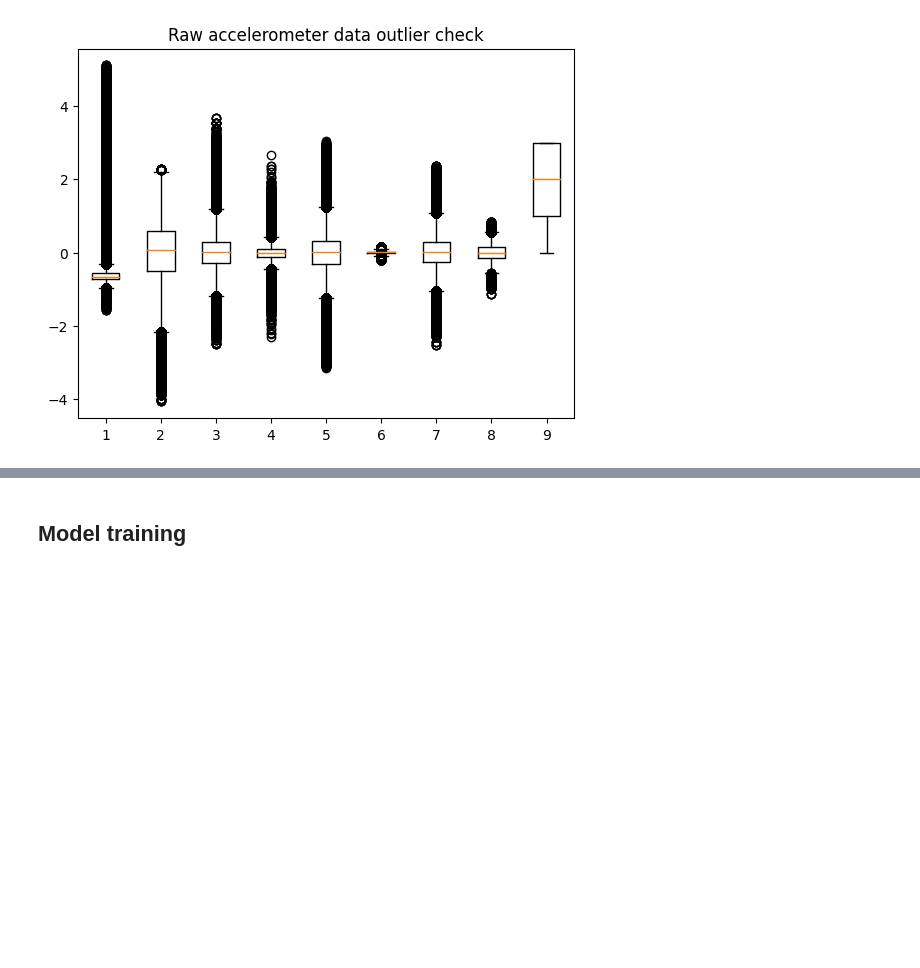
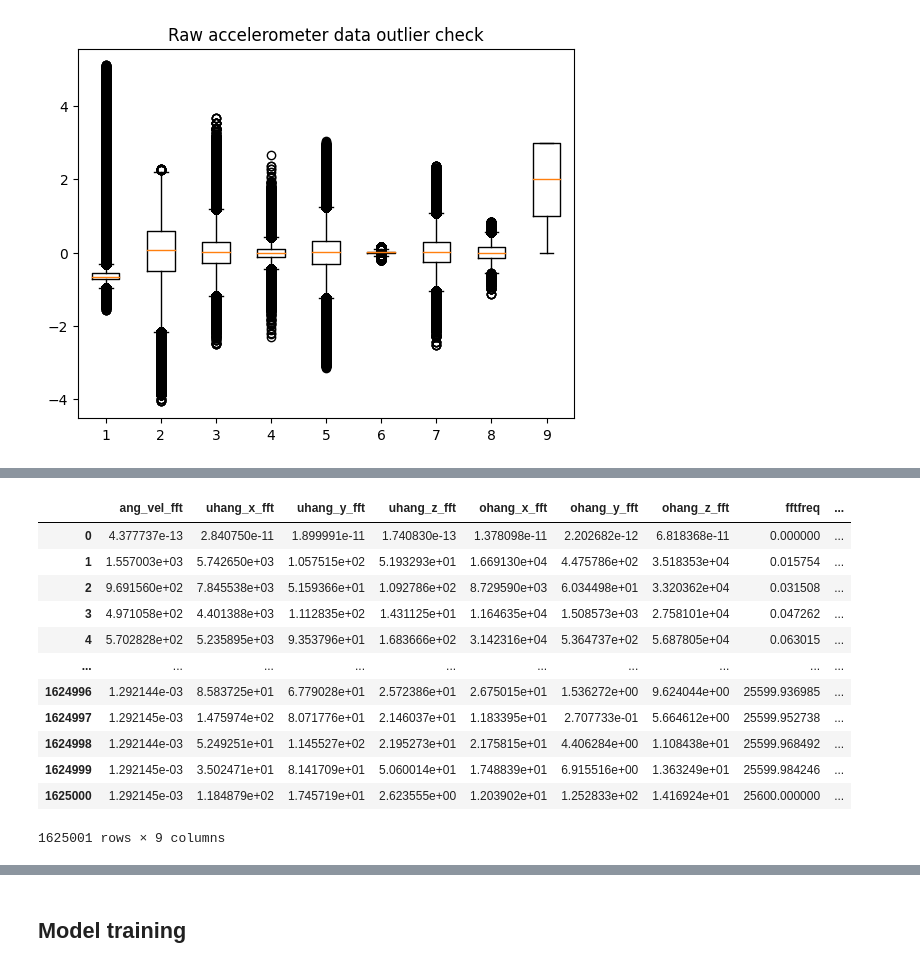
Before and after one commit to gmrparcerao/mafaulda-tinyml-training, a Jupyter notebook: main.ipynb, the cells around one changed output, grey strips where cells are left out. Saved outputs shown, nothing was run; the diff lists cells and outputs as text; code cells hidden in the pictures; blank space fills up the shorter version.

```diff
--- a/main.ipynb
+++ b/main.ipynb
@@ -403 +357,51 @@ df_fft_normal
+# %%
+freq = df_normal.iloc[:, 0].values
+rad_per_sec = freq * (2 * (np.pi / 60))
+ang_vel = cumtrapz(y=rad_per_sec, dx=1 / SAMPLE_RATE, initial=0)
+ang_vel_fft = rfft(ang_vel - np.mean(ang_vel))
+
+uhang_x = df_normal.iloc[:, 1].values
+uhang_y = df_normal.iloc[:, 2].values
+uhang_z = df_normal.iloc[:, 3].values
+uhang_x_fft = rfft(uhang_x - np.mean(uhang_x))
+uhang_y_fft = rfft(uhang_y - np.mean(uhang_y))
+uhang_z_fft = rfft(uhang_z - np.mean(uhang_z))
+
+ohang_x = df_normal.iloc[:, 4].values
+ohang_y = df_normal.iloc[:, 5].values
+ohang_z = df_normal.iloc[:, 6].values
+ohang_x_fft = rfft(ohang_x - np.mean(ohang_x))
+ohang_y_fft = rfft(ohang_y - np.mean(ohang_y))
+ohang_z_fft = rfft(ohang_z - np.mean(ohang_z))
+
+n_samples = df_normal.shape[0]
+df_fft_normal = pd.DataFrame()
+
+df_fft_normal['ang_vel_fft'] = np.abs(ang_vel_fft[:n_samples])
+
+df_fft_normal['uhang_x_fft'] = np.abs(uhang_x_fft[:n_samples])
+df_fft_normal['uhang_y_fft'] = np.abs(uhang_y_fft[:n_samples])
+df_fft_normal['uhang_z_fft'] = np.abs(uhang_z_fft[:n_samples])
+
+df_fft_normal['ohang_x_fft'] = np.abs(ohang_x_fft[:n_samples])
+df_fft_normal['ohang_y_fft'] = np.abs(ohang_y_fft[:n_samples])
+df_fft_normal['ohang_z_fft'] = np.abs(ohang_z_fft[:n_samples])
+
+df_fft_normal['fftfreq'] = rfftfreq(n_samples, 1 / SAMPLE_RATE)
+df_fft_normal['class'] = 0
+df_fft_normal
+# %% [output]
+|  | ang_vel_fft | uhang_x_fft | uhang_y_fft | uhang_z_fft | ohang_x_fft | ohang_y_fft | ohang_z_fft | fftfreq | ... |
+| 0 | 4.377737e-13 | 2.840750e-11 | 1.899991e-11 | 1.740830e-13 | 1.378098e-11 | 2.202682e-12 | 6.818368e-11 | 0.000000 | ... |
+| 1 | 1.557003e+03 | 5.742650e+03 | 1.057515e+02 | 5.193293e+01 | 1.669130e+04 | 4.475786e+02 | 3.518353e+04 | 0.015754 | ... |
+| 2 | 9.691560e+02 | 7.845538e+03 | 5.159366e+01 | 1.092786e+02 | 8.729590e+03 | 6.034498e+01 | 3.320362e+04 | 0.031508 | ... |
+| 3 | 4.971058e+02 | 4.401388e+03 | 1.112835e+02 | 1.431125e+01 | 1.164635e+04 | 1.508573e+03 | 2.758101e+04 | 0.047262 | ... |
+| 4 | 5.702828e+02 | 5.235895e+03 | 9.353796e+01 | 1.683666e+02 | 3.142316e+04 | 5.364737e+02 | 5.687805e+04 | 0.063015 | ... |
+| ... | ... | ... | ... | ... | ... | ... | ... | ... | ... |
+| 1624996 | 1.292144e-03 | 8.583725e+01 | 6.779028e+01 | 2.572386e+01 | 2.675015e+01 | 1.536272e+00 | 9.624044e+00 | 25599.936985 | ... |
+| 1624997 | 1.292145e-03 | 1.475974e+02 | 8.071776e+01 | 2.146037e+01 | 1.183395e+01 | 2.707733e-01 | 5.664612e+00 | 25599.952738 | ... |
+| 1624998 | 1.292144e-03 | 5.249251e+01 | 1.145527e+02 | 2.195273e+01 | 2.175815e+01 | 4.406284e+00 | 1.108438e+01 | 25599.968492 | ... |
+| 1624999 | 1.292145e-03 | 3.502471e+01 | 8.141709e+01 | 5.060014e+01 | 1.748839e+01 | 6.915516e+00 | 1.363249e+01 | 25599.984246 | ... |
+| 1625000 | 1.292145e-03 | 1.184879e+02 | 1.745719e+01 | 2.623555e+00 | 1.203902e+01 | 1.252833e+02 | 1.416924e+01 | 25600.000000 | ... |
+1625001 rows × 9 columns
 # %%
```
Also changed, not shown: parts of 21 cells of this notebook.
